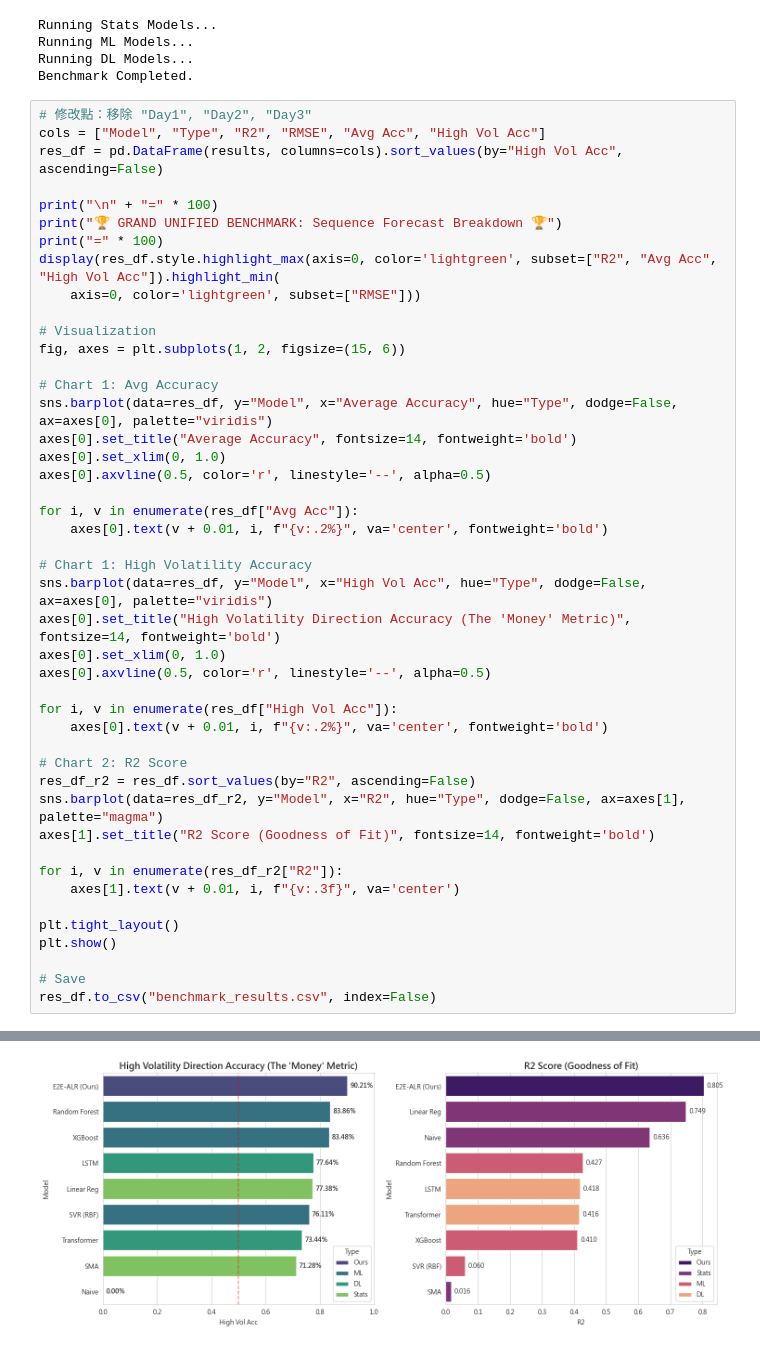
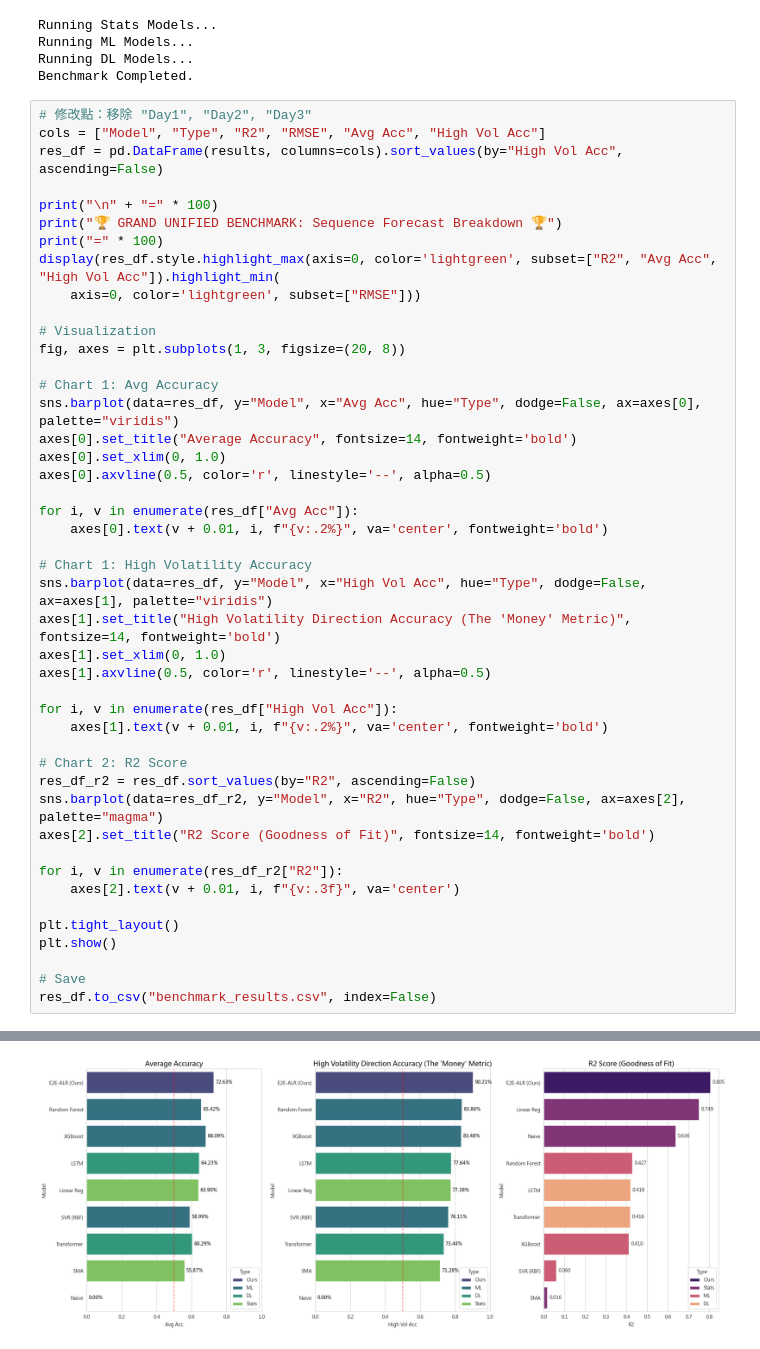
Before and after one commit to nush-cc/paper, a Jupyter notebook: script/baseline.ipynb, the cells around one changed output, grey strips where cells are left out. Drawn from its saved outputs; the diff is of its cells as text.

```diff
--- a/script/baseline.ipynb
+++ b/script/baseline.ipynb
@@ -316,10 +316,10 @@ display(res_df.style.highlight_max(axis=0, color='lightgreen', subset=["R2", "Av
     axis=0, color='lightgreen', subset=["RMSE"]))
 
 # Visualization
-fig, axes = plt.subplots(1, 2, figsize=(15, 6))
+fig, axes = plt.subplots(1, 3, figsize=(20, 8))
 
 # Chart 1: Avg Accuracy
-sns.barplot(data=res_df, y="Model", x="Average Accuracy", hue="Type", dodge=False, ax=axes[0], palette="viridis")
+sns.barplot(data=res_df, y="Model", x="Avg Acc", hue="Type", dodge=False, ax=axes[0], palette="viridis")
 axes[0].set_title("Average Accuracy", fontsize=14, fontweight='bold')
 axes[0].set_xlim(0, 1.0)
 axes[0].axvline(0.5, color='r', linestyle='--', alpha=0.5)
@@ -328,39 +328,39 @@ for i, v in enumerate(res_df["Avg Acc"]):
     axes[0].text(v + 0.01, i, f"{v:.2%}", va='center', fontweight='bold')
 
 # Chart 1: High Volatility Accuracy
-sns.barplot(data=res_df, y="Model", x="High Vol Acc", hue="Type", dodge=False, ax=axes[0], palette="viridis")
-axes[0].set_title("High Volatility Direction Accuracy (The 'Money' Metric)", fontsize=14, fontweight='bold')
-axes[0].set_xlim(0, 1.0)
-axes[0].axvline(0.5, color='r', linestyle='--', alpha=0.5)
+sns.barplot(data=res_df, y="Model", x="High Vol Acc", hue="Type", dodge=False, ax=axes[1], palette="viridis")
+axes[1].set_title("High Volatility Direction Accuracy (The 'Money' Metric)", fontsize=14, fontweight='bold')
+axes[1].set_xlim(0, 1.0)
+axes[1].axvline(0.5, color='r', linestyle='--', alpha=0.5)
 
 for i, v in enumerate(res_df["High Vol Acc"]):
-    axes[0].text(v + 0.01, i, f"{v:.2%}", va='center', fontweight='bold')
+    axes[1].text(v + 0.01, i, f"{v:.2%}", va='center', fontweight='bold')
 
 # Chart 2: R2 Score
 res_df_r2 = res_df.sort_values(by="R2", ascending=False)
-sns.barplot(data=res_df_r2, y="Model", x="R2", hue="Type", dodge=False, ax=axes[1], palette="magma")
-axes[1].set_title("R2 Score (Goodness of Fit)", fontsize=14, fontweight='bold')
+sns.barplot(data=res_df_r2, y="Model", x="R2", hue="Type", dodge=False, ax=axes[2], palette="magma")
+axes[2].set_title("R2 Score (Goodness of Fit)", fontsize=14, fontweight='bold')
 
 for i, v in enumerate(res_df_r2["R2"]):
-    axes[1].text(v + 0.01, i, f"{v:.3f}", va='center')
+    axes[2].text(v + 0.01, i, f"{v:.3f}", va='center')
 
 plt.tight_layout()
 plt.show()
 
 # Save
 res_df.to_csv("benchmark_results.csv", index=False)
 # %% [output]
 ====================================================================================================
 🏆 GRAND UNIFIED BENCHMARK: Sequence Forecast Breakdown 🏆
 ====================================================================================================
 |  | Model | Type | R2 | RMSE | Avg Acc | High Vol Acc |
 | 8 | E2E-ALR (Ours) | Ours | 0.804600 | 1.563900 | 0.726300 | 0.902100 |
 | 4 | Random Forest | ML | 0.427178 | 2.372275 | 0.654217 | 0.838628 |
 | 5 | XGBoost | ML | 0.410370 | 2.406827 | 0.680894 | 0.834816 |
 | 6 | LSTM | DL | 0.418475 | 2.390227 | 0.642276 | 0.776366 |
 | 2 | Linear Reg | Stats | 0.749120 | 1.569958 | 0.638974 | 0.773825 |
 | 3 | SVR (RBF) | ML | 0.059567 | 3.039618 | 0.589939 | 0.761118 |
 | 7 | Transformer | DL | 0.416204 | 2.394891 | 0.602896 | 0.734435 |
 | 1 | SMA | Stats | 0.016175 | 3.108951 | 0.558689 | 0.712834 |
 | 0 | Naive | Stats | 0.636063 | 1.890898 | 0.000000 | 0.000000 |
-[figure, old version]
+[figure, new version]
```
